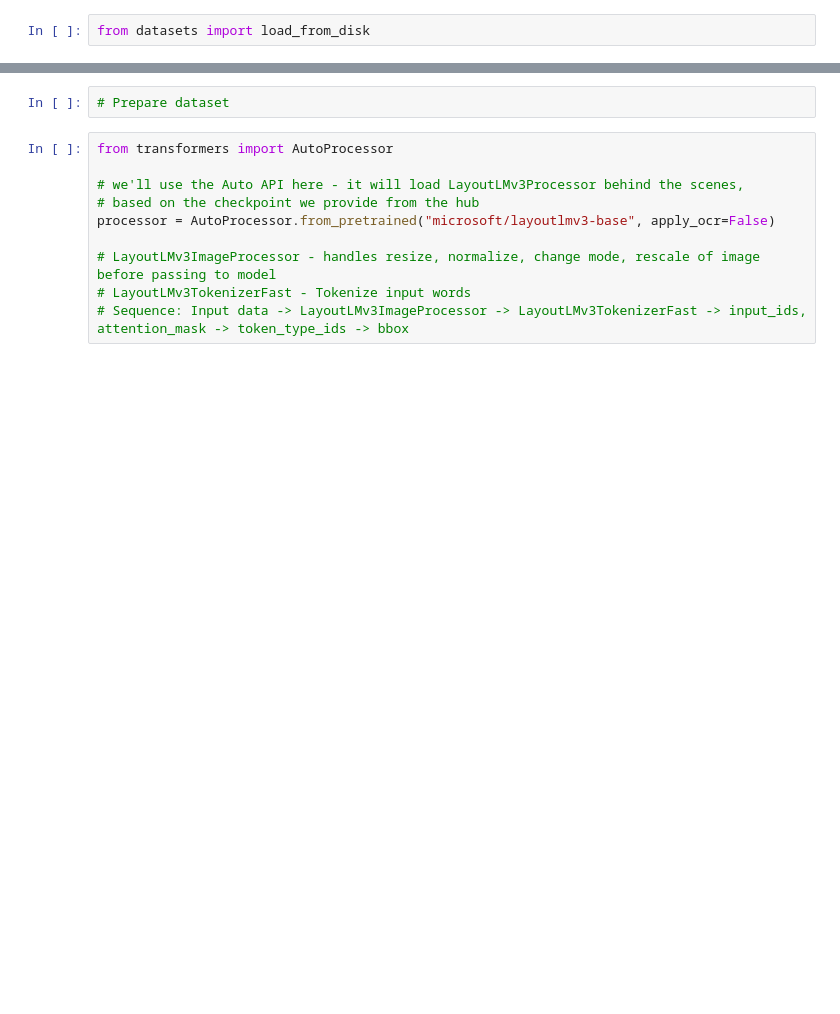
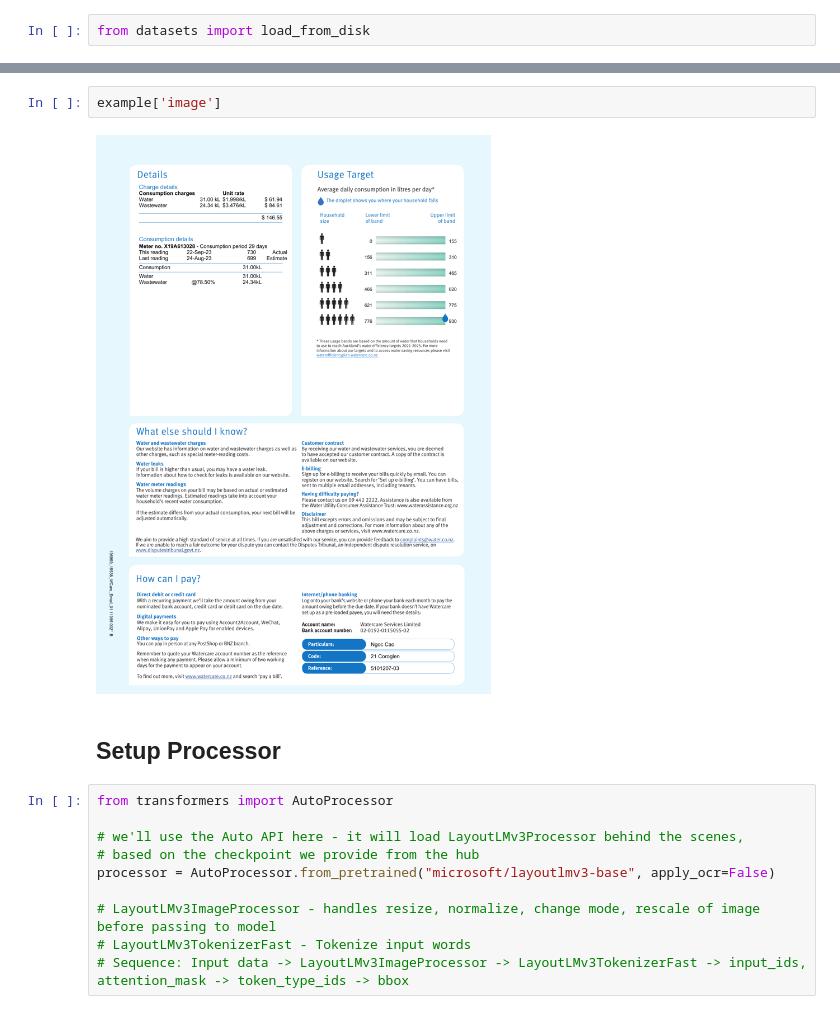
Before and after one commit to MinhCnd/IDP, a Jupyter notebook: trainAndTest.ipynb, the cells around one changed output, grey strips where cells are left out. Drawn from its saved outputs; the diff is of its cells as text; blank space fills up the shorter version.

```diff
--- a/trainAndTest.ipynb
+++ b/trainAndTest.ipynb
@@ -34,5 +39,9 @@ example
-# %%
-# Prepare dataset
+# %%
+example['image']
+# %% [output]
+[figure, added]
+# %% [markdown]
+## Setup Processor
 # %%
 from transformers import AutoProcessor
 
```
Also changed, not shown: parts of 43 cells of this notebook, 2 other files.
